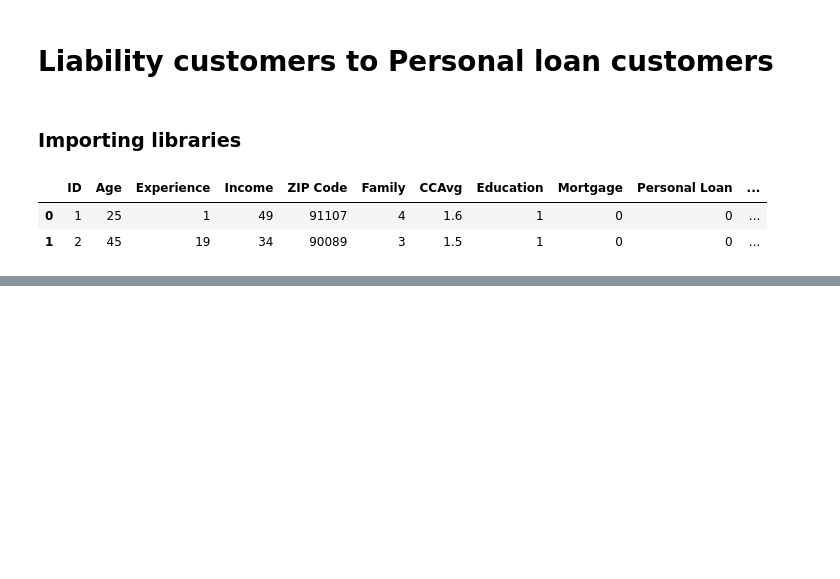
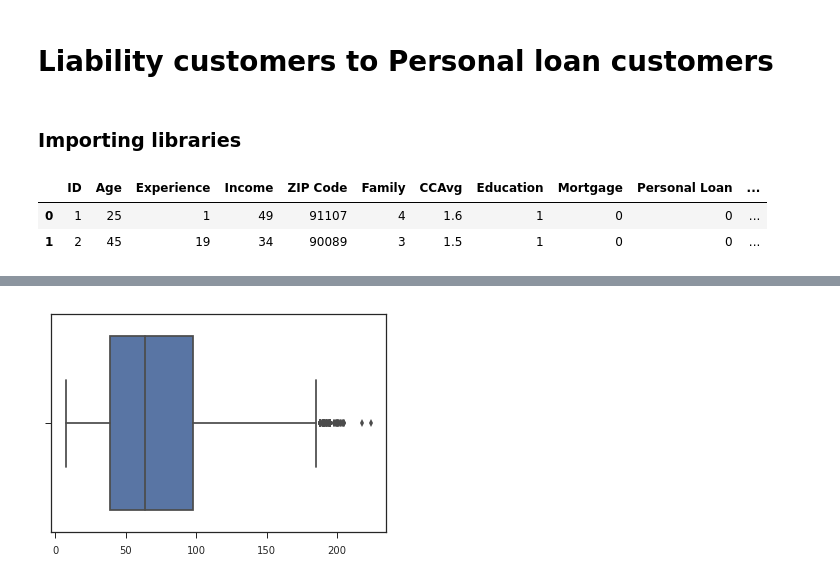
Before and after one commit to mllearnerpro/GreatLakes, a Jupyter notebook: Group3_PGPBDA.B.AUG16_SLE_MiniPro.ipynb, the cells around one changed output, grey strips where cells are left out. Saved outputs shown, nothing was run; the diff lists cells and outputs as text; code cells hidden in the pictures; blank space fills up the shorter version.

```diff
--- a/Group3_PGPBDA.B.AUG16_SLE_MiniPro.ipynb
+++ b/Group3_PGPBDA.B.AUG16_SLE_MiniPro.ipynb
@@ -27,0 +39,4 @@ data.describe()
+# %%
+plt = sns.boxplot(df[['Income']])#,'Experience','Income','ZIP Code','Family','CCAvg' ,'Education' , 'Mortgage','Personal Loan','Securities Account','CD Account','Online','CreditCard']] )
+# %% [output]
+[figure, added]
```
Also changed, not shown: parts of 10 cells of this notebook.
